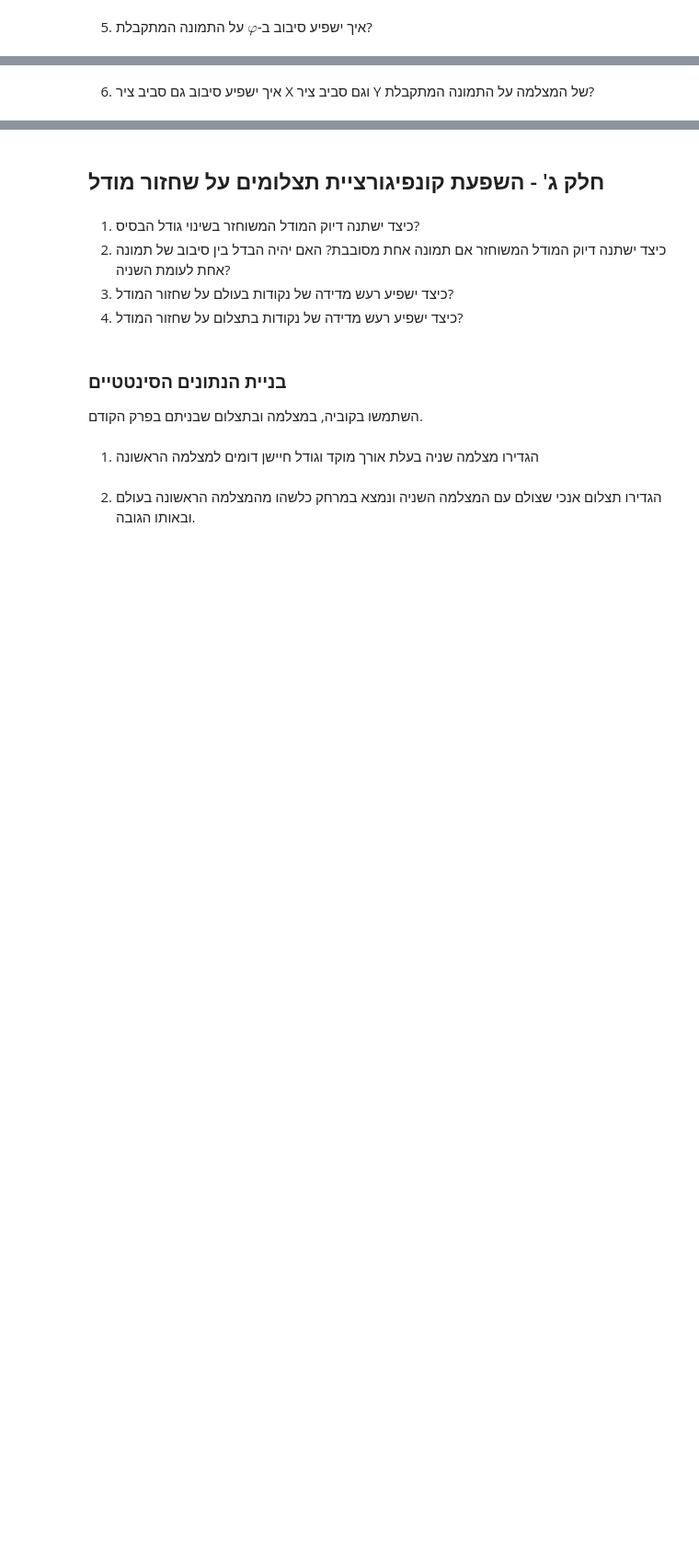
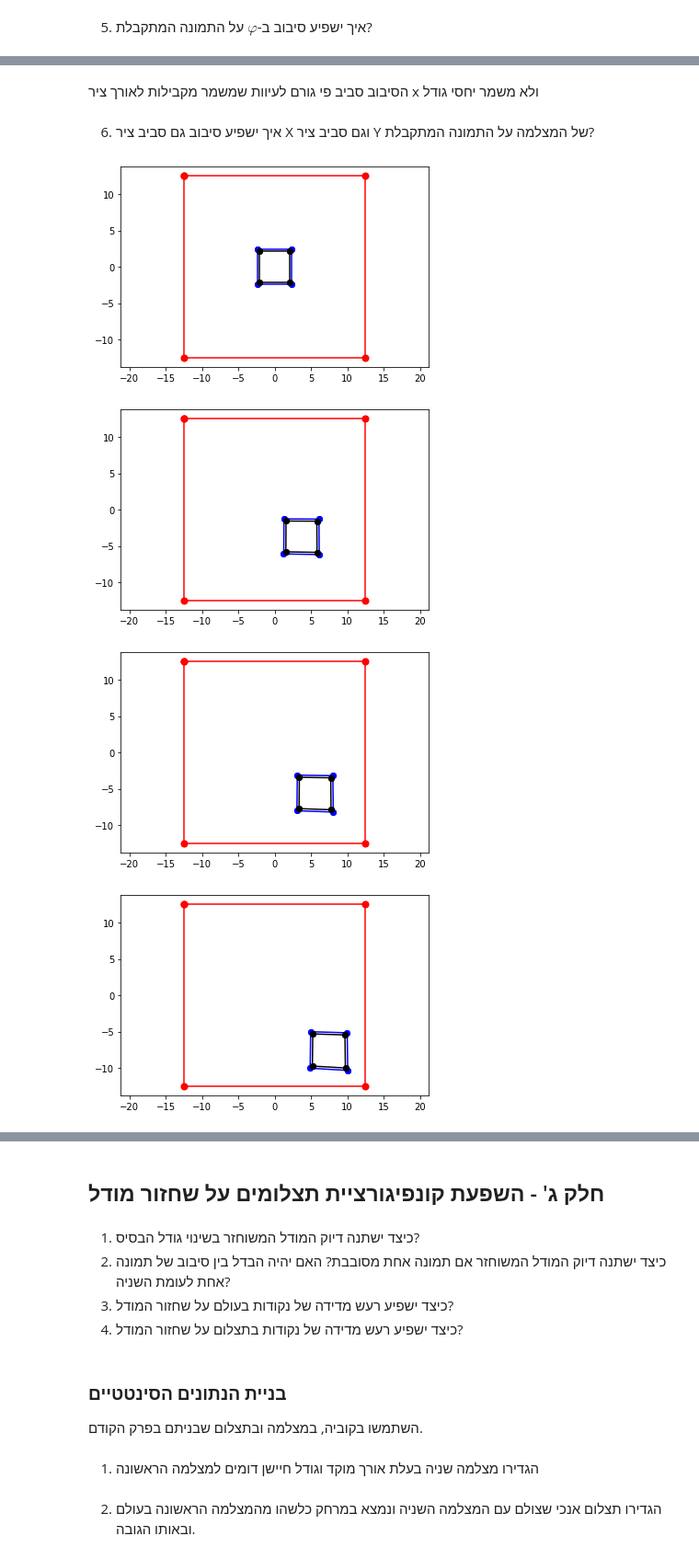
Before and after one commit to orenltr/Photo2, a Jupyter notebook: lab1.ipynb, the cells around one changed output, grey strips where cells are left out. Shown: that part at 92% size. Cells and saved outputs as stored; diff of their text form; code cells hidden in the pictures; blank space fills up the shorter version.

```diff
--- a/lab1.ipynb
+++ b/lab1.ipynb
@@ -131,2 +307,37 @@ plt.scatter(image1Points[:, 0], image1Points[:, 1])
+# %% [markdown]
+הסיבוב סביב פי גורם לעיוות שמשמר מקבילות לאורך ציר x
+ולא משמר יחסי גודל
 # %% [markdown]
 6. איך ישפיע סיבוב גם סביב ציר X וגם סביב ציר Y של המצלמה על התמונה המתקבלת?
+# %%
+omega_array = np.radians(np.array([0,30,45,60,75])/5)
+phi_array = np.radians(np.array([0,30,45,60,75])/5)
+for i,p in enumerate(phi_array):
+    # define camera
+    camera7 = Camera(35, np.array([0, 0]), None, None, None, sensor_size)
+    # define image
+    img7 = SingleImage(camera7)
+    img7.exteriorOrientationParameters = np.array([[0, 0, 50, omega_array[i], p, kappa]])
+
+    plt.figure()
+    pv.drawImageFrame2D(img7.camera.sensorSize, img7.camera.sensorSize)
+    # calculate the projection of the cube in the camera system
+    imagePoints = img7.GroundToImage(cube)
+    x_imgPoints = imagePoints[:, 0]
+    y_imgPoints = imagePoints[:, 1]
+    # draw the top of the cube projection
+    pv.connect2Dpoints(x_imgPoints, y_imgPoints, 1, 4, 'b-o')
+    pv.connect2Dpoints(x_imgPoints, y_imgPoints, 4, 5, 'b-o')
+    pv.connect2Dpoints(x_imgPoints, y_imgPoints, 5, 8, 'b-o')
+    pv.connect2Dpoints(x_imgPoints, y_imgPoints, 8, 1, 'b-o')
+    # draw the base of the cube projection
+    pv.connect2Dpoints(x_imgPoints, y_imgPoints, 2, 3, 'k-o')
+    pv.connect2Dpoints(x_imgPoints, y_imgPoints, 3, 6, 'k-o')
+    pv.connect2Dpoints(x_imgPoints, y_imgPoints, 6, 7, 'k-o')
+    pv.connect2Dpoints(x_imgPoints, y_imgPoints, 7, 2, 'k-o')
+    plt.axis('equal')
+# %% [output]
+[figure, added]
+[figure, added]
+[figure, added]
+[figure, added]
```
Also changed, not shown: parts of 23 cells of this notebook.
